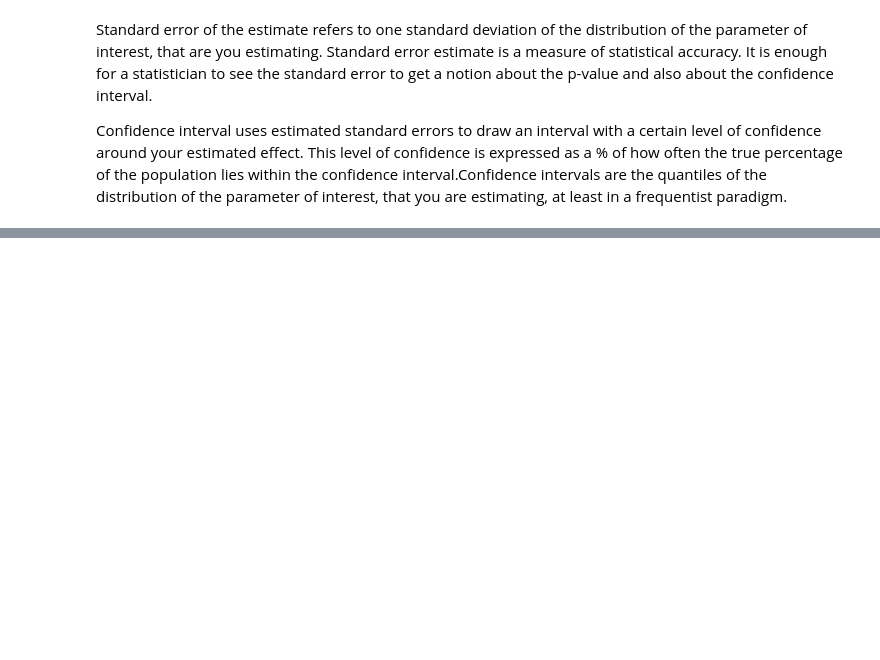
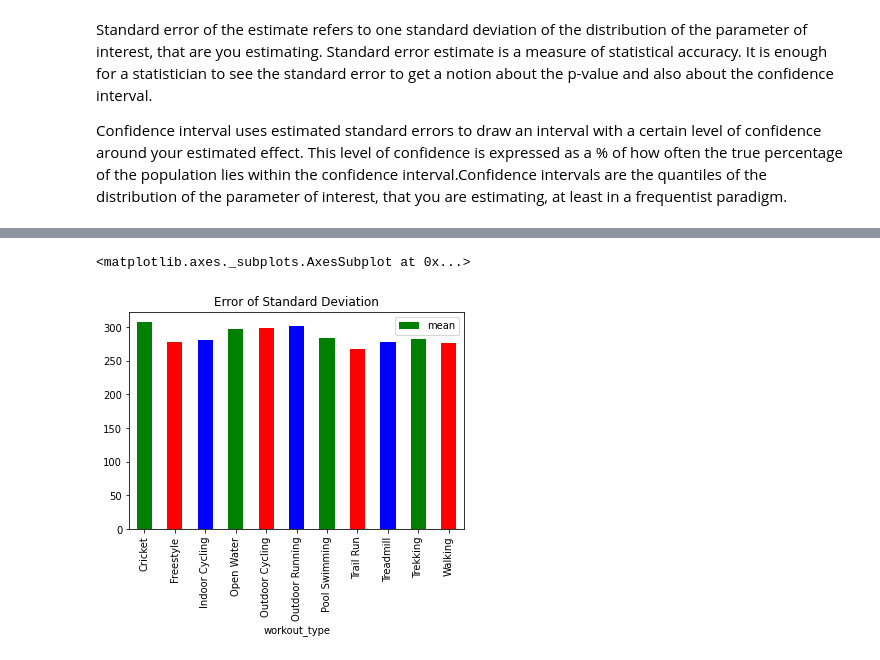
Before and after one commit to subshr4/subshr4, a Jupyter notebook: Quiz29.ipynb, the cells around one changed output, grey strips where cells are left out. Cells and saved outputs as stored; diff of their text form; code cells hidden in the pictures; blank space fills up the shorter version.

```diff
--- a/Quiz29.ipynb
+++ b/Quiz29.ipynb
@@ -10,8 +12,8 @@ Confidence interval uses estimated standard errors to draw an interval with a ce
 # %%
 import pandas as pa
-import numpy as np
-import matplotlib.pyplot as plt
 
 df = pa.read_csv('https://raw.githubusercontent.com/nurfnick/Data_Viz/main/Activity_Dataset_V1.csv')
-df.groupby('workout_type').workout_type.agg('mean')
+
+dfgrouped = df.groupby('workout_type').calories.agg(['mean','std', 'count'])
+dfgrouped
 # %% [output]
@@ -18,0 +33,5 @@ TypeError: ignored
+# %%
+dfgrouped.plot.bar(y = 'mean', color = ['green','red', 'blue'], title = "Error of Standard Deviation")
+# %% [output]
+<matplotlib.axes._subplots.AxesSubplot at 0x...>
+[figure, added]
```
Also changed, not shown: parts of 4 cells of this notebook.
